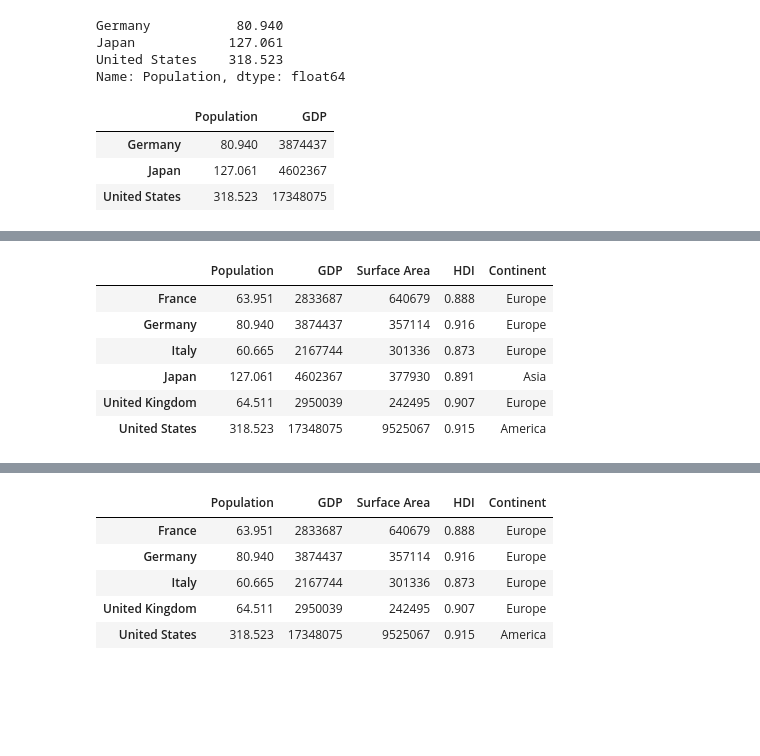
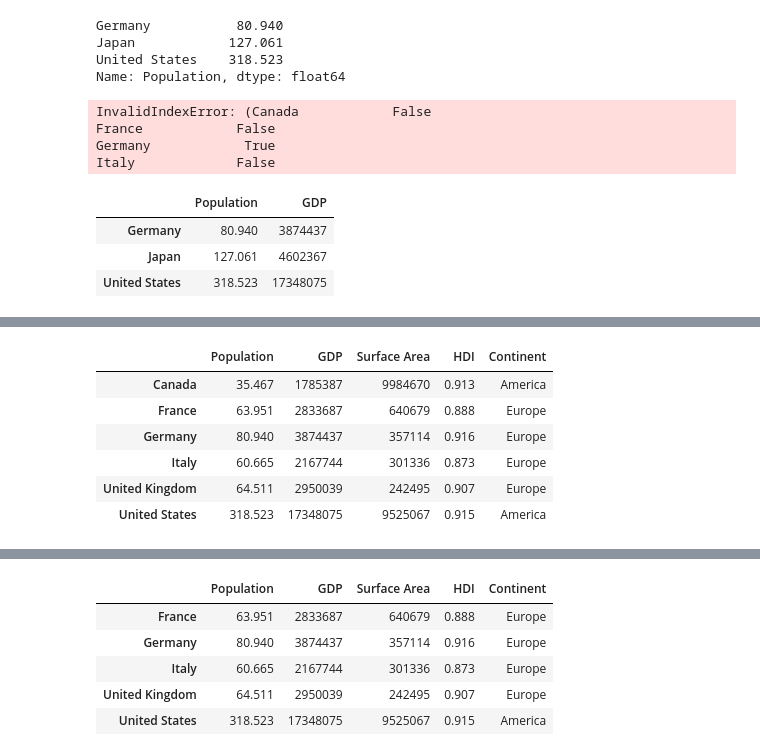
Before and after one commit to hh-blaire-cho/ds101_2024Oct, a Jupyter notebook: 6_ Pandas _DataFrame.ipynb, the cells around one changed output, grey strips where cells are left out. Cells and saved outputs as stored; diff of their text form; code cells hidden in the pictures; blank space fills up the shorter version.

```diff
--- a/6_ Pandas _DataFrame.ipynb
+++ b/6_ Pandas _DataFrame.ipynb
@@ -381,6 +448,13 @@ Germany           80.940
 Japan            127.061
 United States    318.523
 Name: Population, dtype: float64
+# %%
+df[df['Population'] > 70, 'Population'] # loc 생략 못함
+# %% [output]
+InvalidIndexError: (Canada            False
+France            False
+Germany            True
+Italy             False
 # %%
 df.loc[df['Population'] > 70, ['Population', 'GDP']]
 # %% [output]
@@ -395,12 +469,12 @@ df.loc[df['Population'] > 70, ['Population', 'GDP']]
 
 Opposed to the concept of selection, we have "dropping". Instead of pointing out which values you'd like to _select_ you could point which ones you'd like to `drop`:
 # %%
-df.drop('Canada')
+df.drop('Japan')
 # %% [output]
 |  | Population | GDP | Surface Area | HDI | Continent |
+| Canada | 35.467 | 1785387 | 9984670 | 0.913 | America |
 | France | 63.951 | 2833687 | 640679 | 0.888 | Europe |
 | Germany | 80.940 | 3874437 | 357114 | 0.916 | Europe |
 | Italy | 60.665 | 2167744 | 301336 | 0.873 | Europe |
-| Japan | 127.061 | 4602367 | 377930 | 0.891 | Asia |
 | United Kingdom | 64.511 | 2950039 | 242495 | 0.907 | Europe |
 | United States | 318.523 | 17348075 | 9525067 | 0.915 | America |
```
Also changed, not shown: parts of 43 cells of this notebook, 1 other file.
